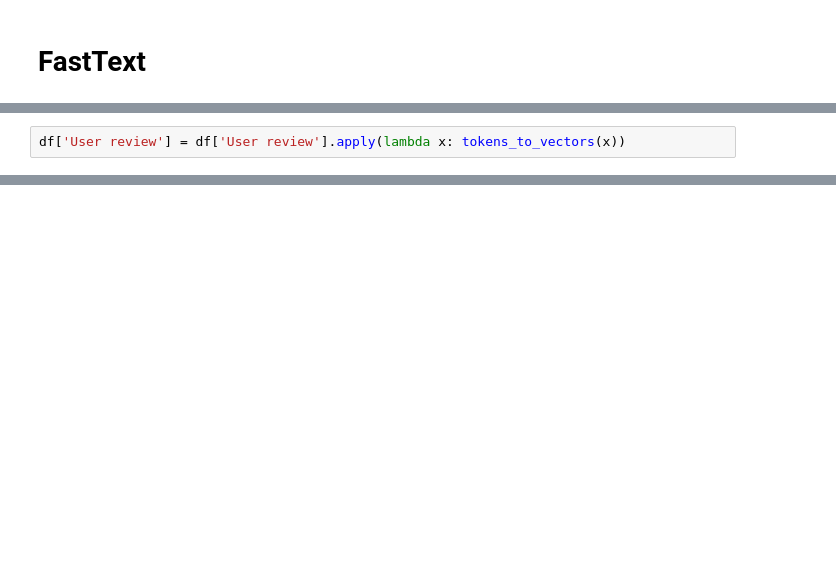
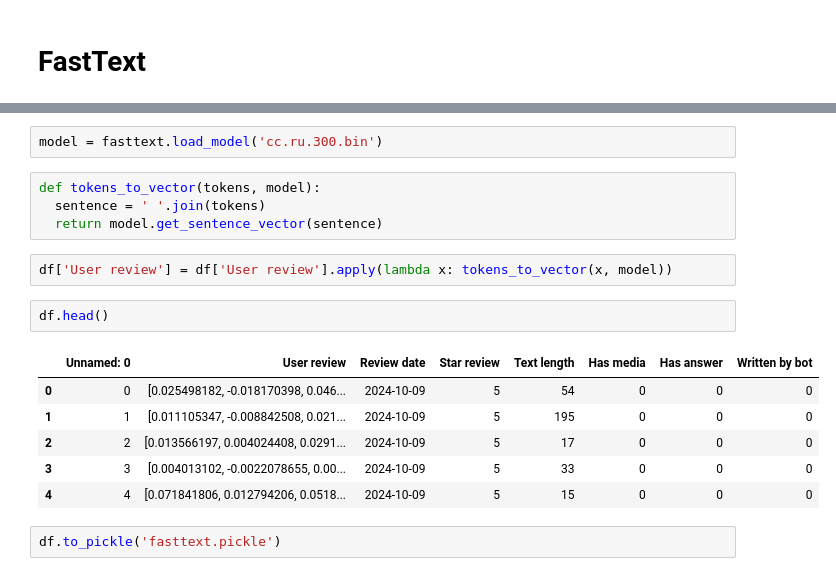
Before and after one commit to Garinelli/ReviewAI, a Jupyter notebook: src/ml/fast_text.ipynb, the cells around one changed output, grey strips where cells are left out. Drawn from its saved outputs; the diff is of its cells as text; blank space fills up the shorter version.

Commit message:
Changed fasttext preprocessing.

```diff
--- a/src/ml/fast_text.ipynb
+++ b/src/ml/fast_text.ipynb
@@ -52,2 +78,0 @@ def tokens_to_vectors(tokens):
-# %%
-df['User review'] = df['User review'].apply(lambda x: tokens_to_vectors(x))
@@ -55,0 +87,19 @@ df.to_csv(DIRECTORY_PATH + "\\parser\\dataframes\\vectorized_dataframes\\fasttex
+# %%
+model = fasttext.load_model('cc.ru.300.bin')
+# %%
+def tokens_to_vector(tokens, model):
+  sentence = ' '.join(tokens)
+  return model.get_sentence_vector(sentence)
+# %%
+df['User review'] = df['User review'].apply(lambda x: tokens_to_vector(x, model))
+# %%
+df.head()
+# %% [output]
+|  | Unnamed: 0 | User review | Review date | Star review | Text length | Has media | Has answer | Written by bot |
+| 0 | 0 | [0.025498182, -0.018170398, 0.046... | 2024-10-09 | 5 | 54 | 0 | 0 | 0 |
+| 1 | 1 | [0.011105347, -0.008842508, 0.021... | 2024-10-09 | 5 | 195 | 0 | 0 | 0 |
+| 2 | 2 | [0.013566197, 0.004024408, 0.0291... | 2024-10-09 | 5 | 17 | 0 | 0 | 0 |
+| 3 | 3 | [0.004013102, -0.0022078655, 0.00... | 2024-10-09 | 5 | 33 | 0 | 0 | 0 |
+| 4 | 4 | [0.071841806, 0.012794206, 0.0518... | 2024-10-09 | 5 | 15 | 0 | 0 | 0 |
+# %%
+df.to_pickle('fasttext.pickle')
```
Also changed, not shown: parts of 11 cells of this notebook, 1 other file.
